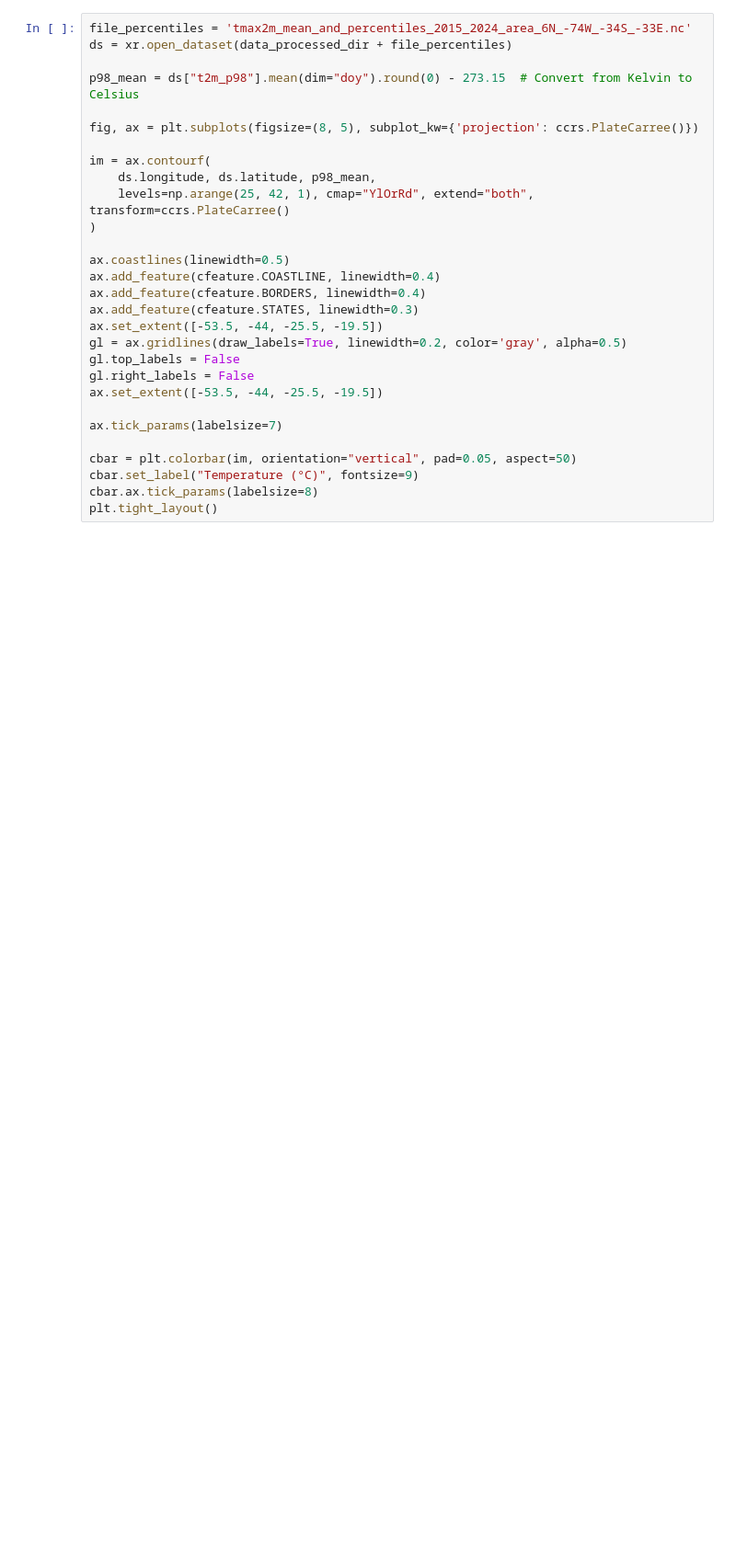
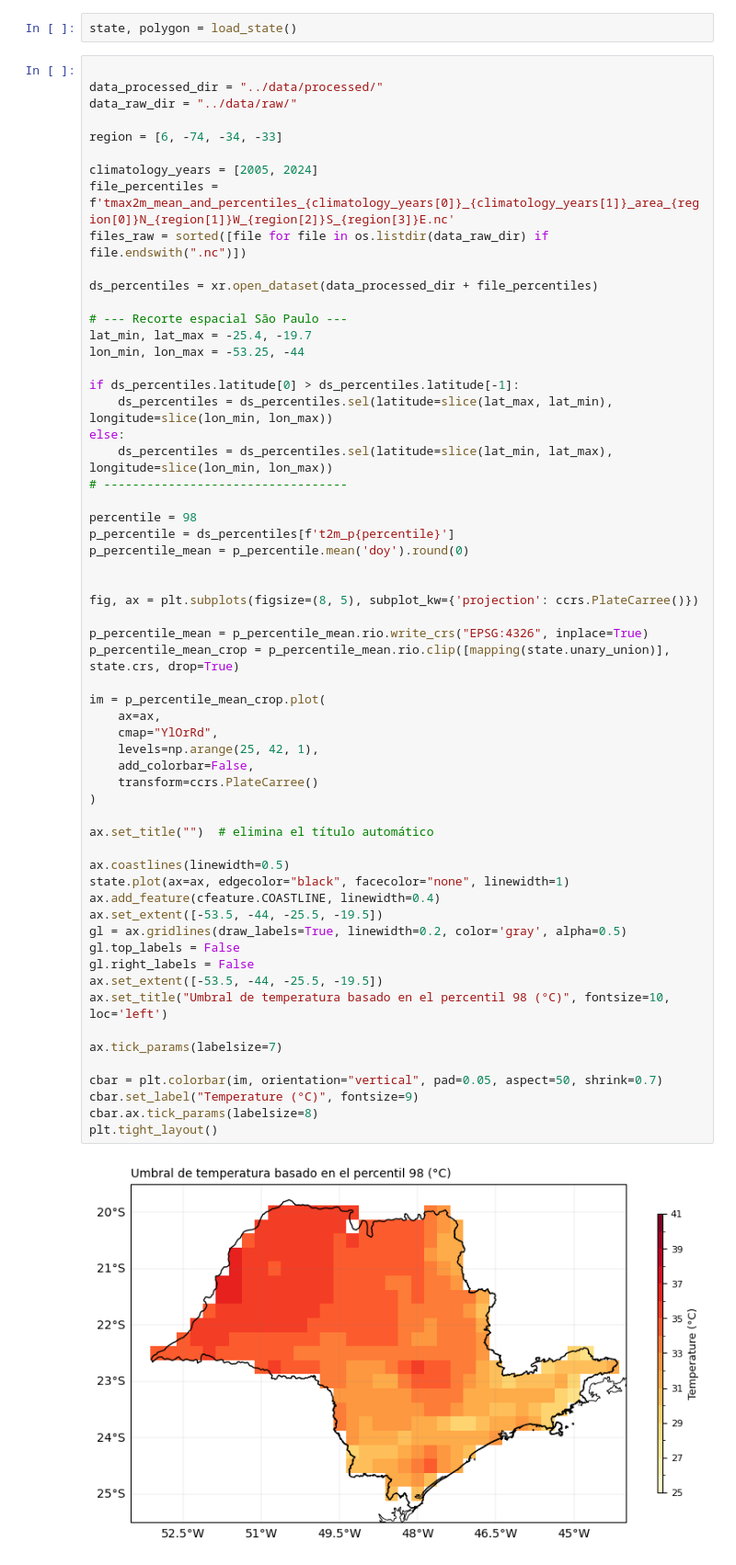
Before and after one commit to dbrisaro/heatwave_detection, a Jupyter notebook: heatwave_project/notebooks/plots_hw_sp.ipynb, the cells around one changed output. Shown at 92% size. Drawn from its saved outputs; the diff is of its cells as text; blank space fills up the shorter version.

```diff
--- a/heatwave_project/notebooks/plots_hw_sp.ipynb
+++ b/heatwave_project/notebooks/plots_hw_sp.ipynb
@@ -124,29 +124,63 @@ df_all = main()
+# %%
+state, polygon = load_state()
 # %%
-file_percentiles = 'tmax2m_mean_and_percentiles_2015_2024_area_6N_-74W_-34S_-33E.nc'
-ds = xr.open_dataset(data_processed_dir + file_percentiles)
 
-p98_mean = ds["t2m_p98"].mean(dim="doy").round(0) - 273.15  # Convert from Kelvin to Celsius
+data_processed_dir = "../data/processed/"
+data_raw_dir = "../data/raw/"
+
+region = [6, -74, -34, -33]
+
+climatology_years = [2005, 2024]
+file_percentiles = f'tmax2m_mean_and_percentiles_{climatology_years[0]}_{climatology_years[1]}_area_{region[0]}N_{region[1]}W_{region[2]}S_{region[3]}E.nc'
+files_raw = sorted([file for file in os.listdir(data_raw_dir) if file.endswith(".nc")])
+
+ds_percentiles = xr.open_dataset(data_processed_dir + file_percentiles)
+
+# --- Recorte espacial São Paulo ---
+lat_min, lat_max = -25.4, -19.7
+lon_min, lon_max = -53.25, -44
+
+if ds_percentiles.latitude[0] > ds_percentiles.latitude[-1]:
+    ds_percentiles = ds_percentiles.sel(latitude=slice(lat_max, lat_min), longitude=slice(lon_min, lon_max))
+else:
+    ds_percentiles = ds_percentiles.sel(latitude=slice(lat_min, lat_max), longitude=slice(lon_min, lon_max))
+# ----------------------------------
+
+percentile = 98
+p_percentile = ds_percentiles[f't2m_p{percentile}']
+p_percentile_mean = p_percentile.mean('doy').round(0)
+
 
 fig, ax = plt.subplots(figsize=(8, 5), subplot_kw={'projection': ccrs.PlateCarree()})
 
-im = ax.contourf(
-    ds.longitude, ds.latitude, p98_mean,
-    levels=np.arange(25, 42, 1), cmap="YlOrRd", extend="both", transform=ccrs.PlateCarree()
+p_percentile_mean = p_percentile_mean.rio.write_crs("EPSG:4326", inplace=True)
+p_percentile_mean_crop = p_percentile_mean.rio.clip([mapping(state.unary_union)], state.crs, drop=True)
+
+im = p_percentile_mean_crop.plot(
+    ax=ax,
+    cmap="YlOrRd",
+    levels=np.arange(25, 42, 1),
+    add_colorbar=False,
+    transform=ccrs.PlateCarree()
 )
 
+ax.set_title("")  # elimina el título automático
+
 ax.coastlines(linewidth=0.5)
+state.plot(ax=ax, edgecolor="black", facecolor="none", linewidth=1)
 ax.add_feature(cfeature.COASTLINE, linewidth=0.4)
-ax.add_feature(cfeature.BORDERS, linewidth=0.4)
-ax.add_feature(cfeature.STATES, linewidth=0.3)
 ax.set_extent([-53.5, -44, -25.5, -19.5])
 gl = ax.gridlines(draw_labels=True, linewidth=0.2, color='gray', alpha=0.5)
 gl.top_labels = False
 gl.right_labels = False
 ax.set_extent([-53.5, -44, -25.5, -19.5])
+ax.set_title("Umbral de temperatura basado en el percentil 98 (°C)", fontsize=10, loc='left')
 
 ax.tick_params(labelsize=7)
 
-cbar = plt.colorbar(im, orientation="vertical", pad=0.05, aspect=50)
+cbar = plt.colorbar(im, orientation="vertical", pad=0.05, aspect=50, shrink=0.7)
 cbar.set_label("Temperature (°C)", fontsize=9)
 cbar.ax.tick_params(labelsize=8)
 plt.tight_layout()
+# %% [output]
+[figure, added]
```
Also changed, not shown: parts of 5 cells of this notebook, 1 other file.
